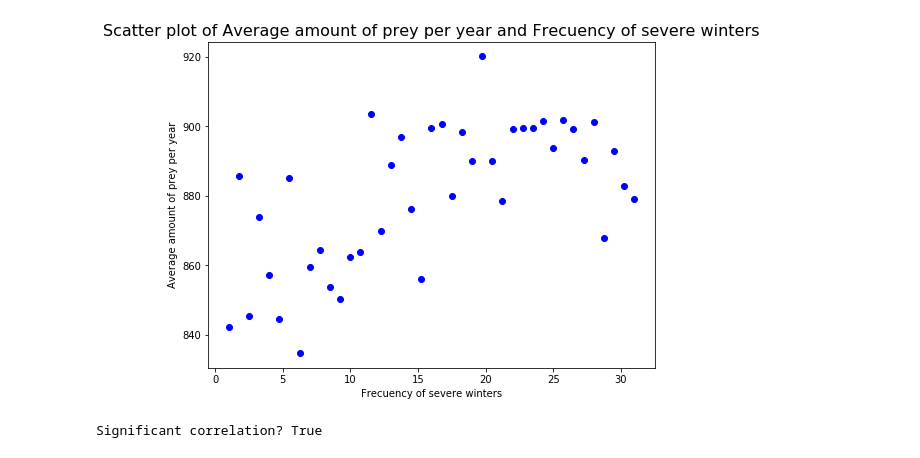
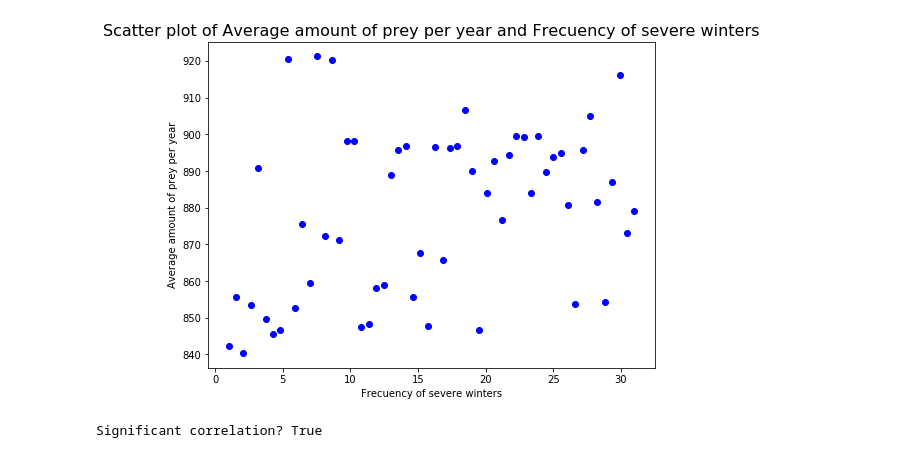
Before and after one commit to LvZut/Modeling-wolf-population-in-the-Netherlands, a Jupyter notebook: Lotka-Volterra test.ipynb, the cells around one changed output. Cells and saved outputs as stored; diff of their text form; code cells hidden in the pictures.

```diff
--- a/Lotka-Volterra test.ipynb
+++ b/Lotka-Volterra test.ipynb
@@ -5,14 +14,5 @@
 # %%
-import numpy as np
-import matplotlib.pyplot as plt
-import ipywidgets as widgets
-from IPython.display import display
-from ipywidgets import *
-from random import randint
-import scipy
-from scipy import signal
-
-# Roe deer and wolf
+# Coefficients for Lotka-volterra equations
 alpha1 = 9/11 # Birth rate roe deer
 beta1 = 0.631*4.86/365.25 # Death rate roe deer
 gamma1 =  25/26 # Death rate wolf
@@ -26,19 +26,19 @@ time = 36525 # Approx. amount of days in 100 years
 step1 = 1/365.25 # 1 day
 
 # Initial populations
-init_pred = 10
-init_prey1 = 2500
-init_prey12 = 500
+init_wolf = 10
+init_deer = 2500
+init_boar = 500
 
-# Differential equation predator population
-def pred_eq(gamma, delta, epsilon, w, r, z, step):
+# Differential equation wolf population
+def wolf_eq(gamma, delta, epsilon, w, r, z, step):
     return step * w * (-gamma + delta*r + epsilon*z)
 
-# Differential equation prey1 population
-def prey1_eq(alpha, beta, w, r, step):
+# Differential equation deer population
+def deer_eq(alpha, beta, w, r, step):
     return step * r * (alpha - beta*w)
 
-# Differential equation prey2 population
-def prey2_eq(eta, zeta, w, z, step):
+# Differential equation boar population
+def boar_eq(eta, zeta, w, z, step):
     return step * z * (eta - zeta*w)
 # %%
@@ -782,19 +765,20 @@ def avg_animals_winters(p_min, p_max, steps, params, t_array, type='per'):
 # %%
 # Average amount of animals and frequency of severe winters. In severe winter growth is decreased with 9/10.
-params_winter = [init_pred, init_prey1, init_prey12, step1, 365.25, 0.9, 'none', 'none', 'none', False, True]
+params_winter = [init_wolf, init_deer, init_boar, step1, 365.25, 0.9, 'none', 'none', 'none',
+                 False, True, False]
 
 # Make data points for severe winter
-per_win, tot_prey = avg_animals_winters(365.25, 31*365.25, 40, params_winter, t)
+per_win, tot_prey = avg_animals_winters(365.25, 31*365.25, 55, params_winter, t)
 per_win /= 365.25
 
 # Calculate mean, no events happening.
-params_mean = [init_pred, init_prey1, init_prey12, step1, 365.25, 0.75, 'none', 'none', 'none', False, False]
-tot_mean = (average_amount_array(lotka_volterra(params_mean)[1], t) +
-            average_amount_array(lotka_volterra(params_mean)[2], t))
+params_mean = [init_wolf, init_deer, init_boar, step1, 365.25, 0.75, 'none', 'none', 'none',
+               False, False, False]
+tot_mean = mean_deer + mean_boar
 
 make_scatter_plot(per_win, tot_prey, 'Frecuency of severe winters',
                   'Average amount of prey per year')
 print('Significant correlation? %s' % test_significance(tot_prey, tot_mean))
 # %% [output]
-[figure, old version]
+[figure, new version]
 Significant correlation? True
```
Also changed, not shown: parts of 36 cells of this notebook.
